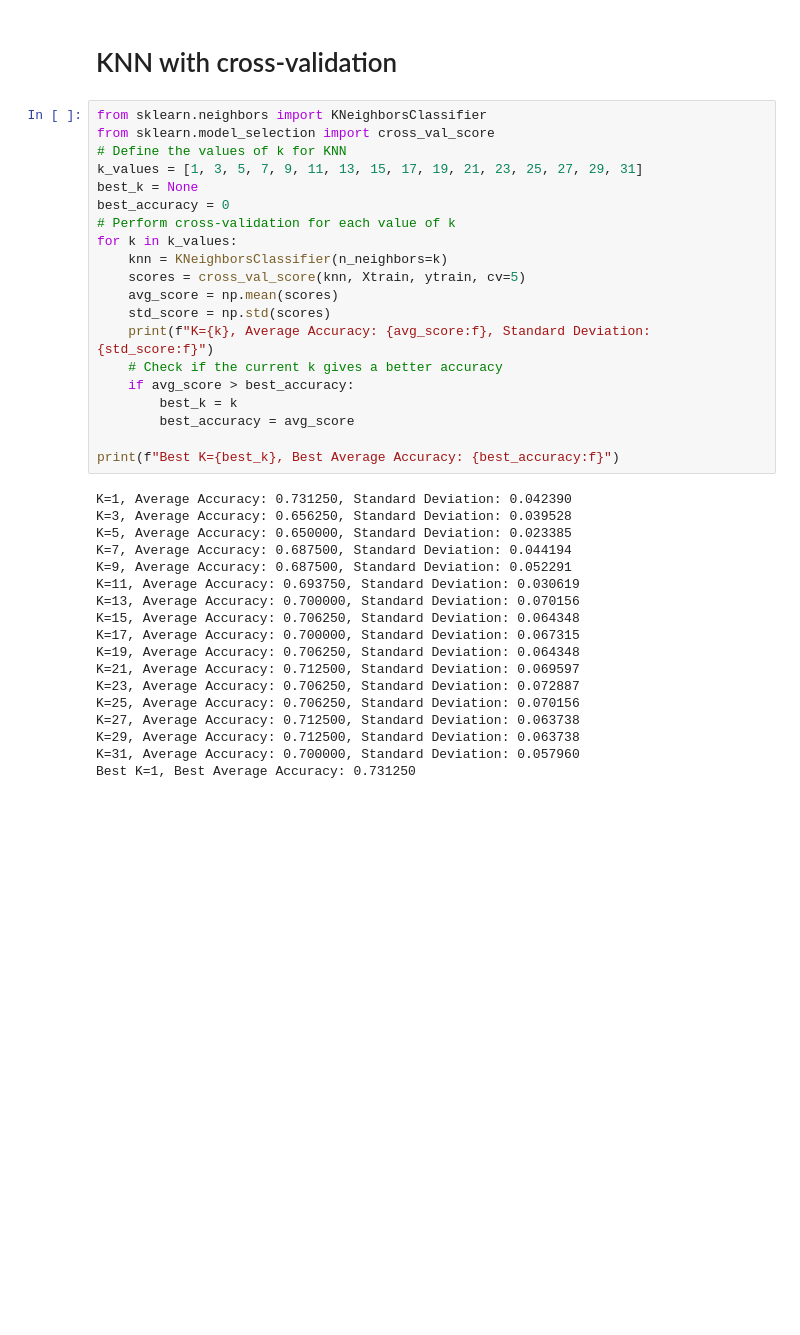
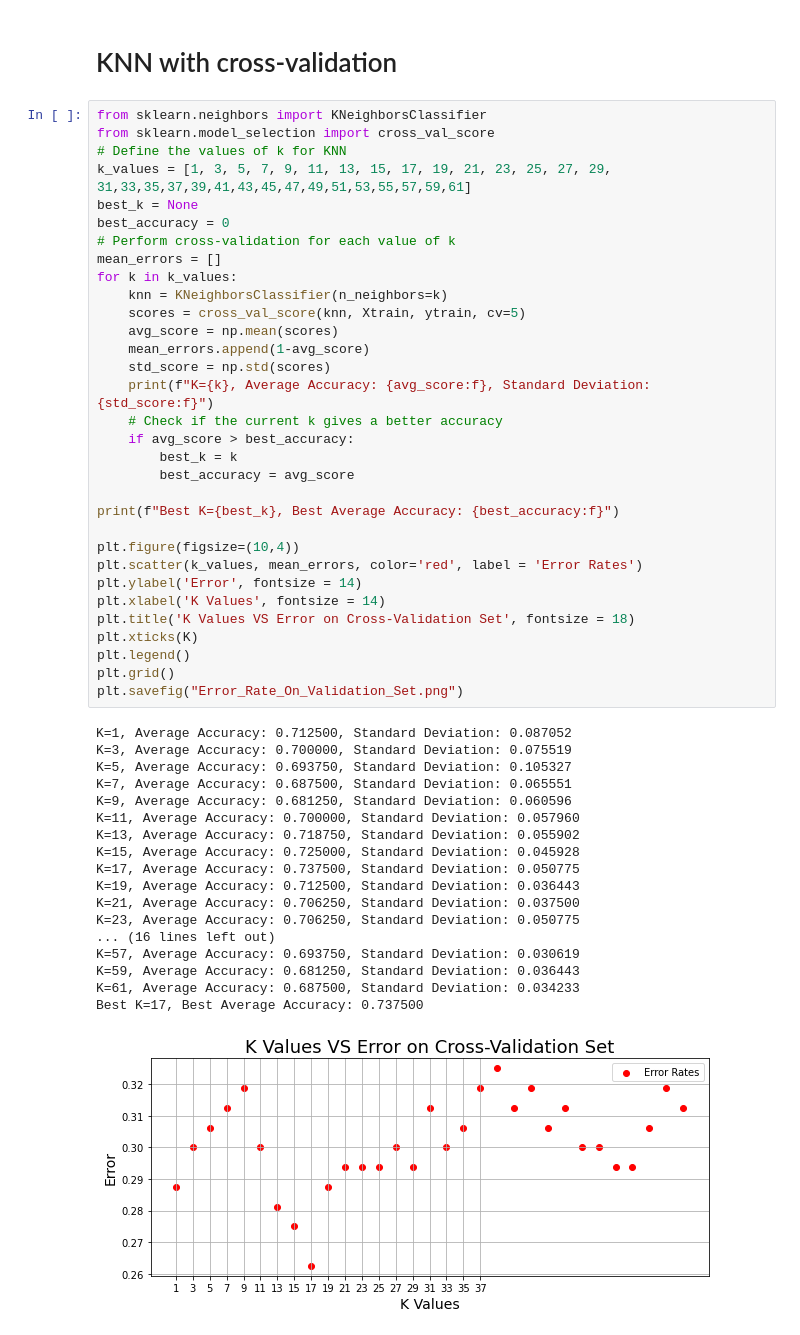
Before and after one commit to cdalas2/wine_classifier, a Jupyter notebook: wine_classifier.ipynb, the cells around one changed output. Saved outputs shown, nothing was run; the diff lists cells and outputs as text; blank space fills up the shorter version.

Commit message:
updated analysis on knn with cross-validation

```diff
--- a/wine_classifier.ipynb
+++ b/wine_classifier.ipynb
@@ -589,41 +591,54 @@ Accuracy of our model is equal to 83.33 %.
 # %%
 from sklearn.neighbors import KNeighborsClassifier
 from sklearn.model_selection import cross_val_score
 # Define the values of k for KNN
-k_values = [1, 3, 5, 7, 9, 11, 13, 15, 17, 19, 21, 23, 25, 27, 29, 31]
+k_values = [1, 3, 5, 7, 9, 11, 13, 15, 17, 19, 21, 23, 25, 27, 29, 31,33,35,37,39,41,43,45,47,49,51,53,55,57,59,61]
 best_k = None
 best_accuracy = 0
 # Perform cross-validation for each value of k
+mean_errors = []
 for k in k_values:
     knn = KNeighborsClassifier(n_neighbors=k)
     scores = cross_val_score(knn, Xtrain, ytrain, cv=5)
     avg_score = np.mean(scores)
+    mean_errors.append(1-avg_score)
     std_score = np.std(scores)
     print(f"K={k}, Average Accuracy: {avg_score:f}, Standard Deviation: {std_score:f}")
     # Check if the current k gives a better accuracy
     if avg_score > best_accuracy:
         best_k = k
         best_accuracy = avg_score
 
 print(f"Best K={best_k}, Best Average Accuracy: {best_accuracy:f}")
+
+plt.figure(figsize=(10,4))
+plt.scatter(k_values, mean_errors, color='red', label = 'Error Rates')
+plt.ylabel('Error', fontsize = 14)
+plt.xlabel('K Values', fontsize = 14)
+plt.title('K Values VS Error on Cross-Validation Set', fontsize = 18)
+plt.xticks(K)
+plt.legend()
+plt.grid()
+plt.savefig("Error_Rate_On_Validation_Set.png")
 # %% [output]
-K=1, Average Accuracy: 0.731250, Standard Deviation: 0.042390
-K=3, Average Accuracy: 0.656250, Standard Deviation: 0.039528
-K=5, Average Accuracy: 0.650000, Standard Deviation: 0.023385
-K=7, Average Accuracy: 0.687500, Standard Deviation: 0.044194
-K=9, Average Accuracy: 0.687500, Standard Deviation: 0.052291
-K=11, Average Accuracy: 0.693750, Standard Deviation: 0.030619
-K=13, Average Accuracy: 0.700000, Standard Deviation: 0.070156
-K=15, Average Accuracy: 0.706250, Standard Deviation: 0.064348
-K=17, Average Accuracy: 0.700000, Standard Deviation: 0.067315
-K=19, Average Accuracy: 0.706250, Standard Deviation: 0.064348
-K=21, Average Accuracy: 0.712500, Standard Deviation: 0.069597
-K=23, Average Accuracy: 0.706250, Standard Deviation: 0.072887
-K=25, Average Accuracy: 0.706250, Standard Deviation: 0.070156
-K=27, Average Accuracy: 0.712500, Standard Deviation: 0.063738
-K=29, Average Accuracy: 0.712500, Standard Deviation: 0.063738
-K=31, Average Accuracy: 0.700000, Standard Deviation: 0.057960
-Best K=1, Best Average Accuracy: 0.731250
+K=1, Average Accuracy: 0.712500, Standard Deviation: 0.087052
+K=3, Average Accuracy: 0.700000, Standard Deviation: 0.075519
+K=5, Average Accuracy: 0.693750, Standard Deviation: 0.105327
+K=7, Average Accuracy: 0.687500, Standard Deviation: 0.065551
+K=9, Average Accuracy: 0.681250, Standard Deviation: 0.060596
+K=11, Average Accuracy: 0.700000, Standard Deviation: 0.057960
+K=13, Average Accuracy: 0.718750, Standard Deviation: 0.055902
+K=15, Average Accuracy: 0.725000, Standard Deviation: 0.045928
+K=17, Average Accuracy: 0.737500, Standard Deviation: 0.050775
+K=19, Average Accuracy: 0.712500, Standard Deviation: 0.036443
+K=21, Average Accuracy: 0.706250, Standard Deviation: 0.037500
+K=23, Average Accuracy: 0.706250, Standard Deviation: 0.050775
+... (16 lines left out)
+K=57, Average Accuracy: 0.693750, Standard Deviation: 0.030619
+K=59, Average Accuracy: 0.681250, Standard Deviation: 0.036443
+K=61, Average Accuracy: 0.687500, Standard Deviation: 0.034233
+Best K=17, Best Average Accuracy: 0.737500
+[figure, added]
 # %%
 # Train the KNN model with the best k value using the entire training dataset
 knn = KNeighborsClassifier(n_neighbors=best_k)
```
Also changed, not shown: parts of 3 cells of this notebook.
